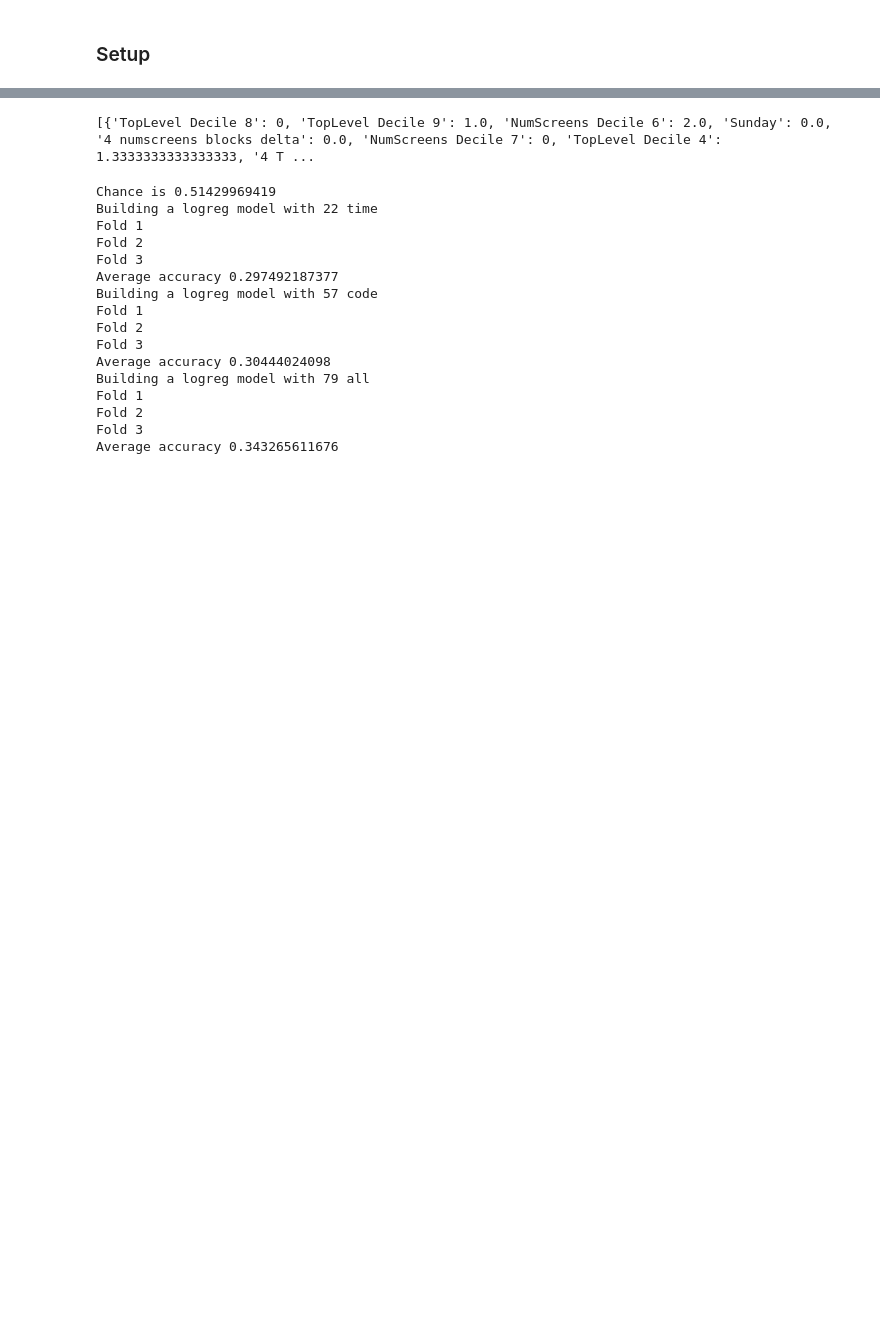
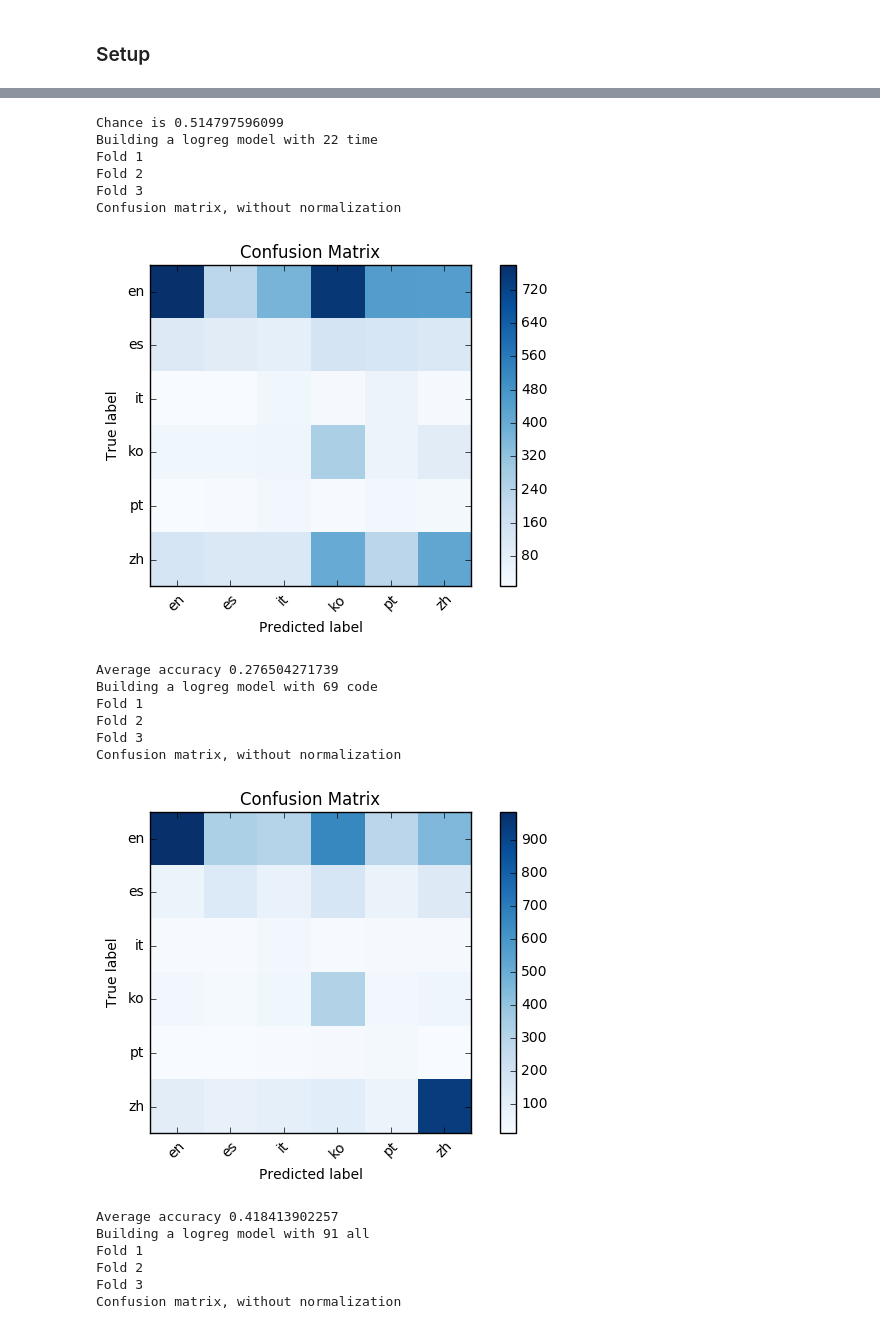
Before and after one commit to sravanareddy/appinventor, a Jupyter notebook: FindTheBug.ipynb, the cells around one changed output, grey strips where cells are left out. Saved outputs shown, nothing was run; the diff lists cells and outputs as text; code cells hidden in the pictures; blank space fills up the shorter version.

Commit message:
accuracy up to 0.43

```diff
--- a/FindTheBug.ipynb
+++ b/FindTheBug.ipynb
@@ -138,6 +134,31 @@ def summaryDeltasOBlock(projects):
 def summaryDeltasNumScreens(projects):
     numscreens = summaryDecileNumScreens(projects)
     return deltaDeciles(numscreens, "numscreens blocks delta")
+# %%
+def summaryAverages(projects):
+    userDict = {}
+    userDict["mean of numScreens"] = numpy.mean(getNumScreens(projects))
+    userDict["NB"] = averageNumBlocks(projects)
+    userDict["OB"] = getAverageOrphanBlocks(projects)
+
+    userDict["TL"] = getAverageTypeTLBlocks(projects)
+    userDict["TL2"] = getAverageNumTLBlocks(projects)
+
+    userDict["NC"] = averageNumComponents(projects)
+    userDict["NTC"] = averageNumTypeComponents(projects)
+
+    userDict["MC"] = aveNumMediaAssets(projects)
+
+    userDict["NP"] = averageNumProcedures(projects)
+    userDict["NS"] = averageNumStrings(projects)
+
+    #userDict["KW"] = countKeywords(projects)
+
+    varList = getAllVariables(projects)
+    userDict["local vars"] = varList[0]
+    userDict["global vars"] = varList[1]
+
+    return userDict
 # %% [markdown]
 ### Setup
 # %%
@@ -167,7 +188,7 @@ def get_user_labels():
         return {user: lang_num_map[lang] for user, lang in user_langs.items()}
 # %%
 time_combined = combine_featfuncs([projectLengthFeatures, dayAnalysisFeatures,decileProjects])
-code_combined = combine_featfuncs([summaryOBlockDecile,summaryDecileTLBlocks,summaryDecileNumScreens,summaryDeltasTLBlocks,summaryDeltasOBlock,summaryDeltasNumScreens])
+code_combined = combine_featfuncs([summaryOBlockDecile,summaryDecileTLBlocks,summaryDecileNumScreens,summaryDeltasTLBlocks,summaryDeltasOBlock,summaryDeltasNumScreens, summaryAverages])
 # %%
 from sklearn.feature_extraction import DictVectorizer
 
@@ -233,3 +253,0 @@ Xall = allvec.fit_transform(all_features)
-# %%
-x = summaries['44884']
-p = getAllProjects('44884')
@@ -295,12 +254,10 @@ summaryDecileTLBlocks(p)#match
-# %%
-print all_features
-# %% [output]
-[{'TopLevel Decile 8': 0, 'TopLevel Decile 9': 1.0, 'NumScreens Decile 6': 2.0, 'Sunday': 0.0, '4 numscreens blocks delta': 0.0, 'NumScreens Decile 7': 0, 'TopLevel Decile 4': 1.3333333333333333, '4 T ...
 # %%
 from sklearn.preprocessing import scale
 from numpy import *
 # # convert to dense matrices since these are dense anyway
 Xtime = scale(Xtime.toarray())
+Xcode = scale(Xcode.toarray())
+Xall = scale(Xall.toarray())
 # %%
 from sklearn.cross_validation import StratifiedKFold
 from sklearn.neighbors import KNeighborsClassifier
@@ -308,6 +265,8 @@ from  sklearn.metrics import f1_score
 from sklearn.linear_model import LogisticRegression
 from sklearn.metrics import confusion_matrix
 import matplotlib.pyplot as plt
+%matplotlib inline
+from plotcnf import plot_confusion_matrix
 
 print 'Chance is', max(numpy.bincount(y))/float(len(y))
 
@@ -327,45 +286,49 @@ classifiers = [('logreg', LogisticRegression(class_weight='balanced',
 for modelname, model in classifiers:
     for featname, X in [('time', Xtime), ('code', Xcode), ('all', Xall)]:
         print  'Building a', modelname, 'model with', X.shape[1], featname
 
         cvaccs = numpy.zeros(len(foldindices))
-        cvf1 = numpy.zeros(len(foldindices))
+        #cvf1 = numpy.zeros(len(foldindices))
         for i, (trainidx, testidx) in enumerate(foldindices):
             print 'Fold', i+1
 
             ytrain = y[trainidx]
             ytest = y[testidx]
 
             Xtrain = X[trainidx, :]
             Xtest = X[testidx, :]
 
             model.fit(Xtrain, ytrain)
             cvaccs[i] = model.score(Xtest, ytest)
 
             predictions = model.predict(Xtest)
             #cvf1[i] = f1_score(ytest, predictions)
 
             #print '****', modelname, cvaccs[i]
         #analyze last fold only
         cnf_matrix = confusion_matrix(ytest, predictions)
-        #plot_confusion_matrix(cnf_matrix, labels)
-        #plt.show()
+        plot_confusion_matrix(cnf_matrix, labels)
+        plt.show()
 
         print 'Average accuracy', numpy.mean(cvaccs)
 # %% [output]
-Chance is 0.51429969419
+Chance is 0.514797596099
 Building a logreg model with 22 time
 Fold 1
 Fold 2
 Fold 3
-Average accuracy 0.297492187377
-Building a logreg model with 57 code
-Fold 1
-Fold 2
-Fold 3
-Average accuracy 0.30444024098
-Building a logreg model with 79 all
-Fold 1
-Fold 2
-Fold 3
-Average accuracy 0.343265611676
+Confusion matrix, without normalization
+[figure, added]
+Average accuracy 0.276504271739
+Building a logreg model with 69 code
+Fold 1
+Fold 2
+Fold 3
+Confusion matrix, without normalization
+[figure, added]
+Average accuracy 0.418413902257
+Building a logreg model with 91 all
+Fold 1
+Fold 2
+Fold 3
+Confusion matrix, without normalization
```
Also changed, not shown: parts of 10 cells of this notebook.
